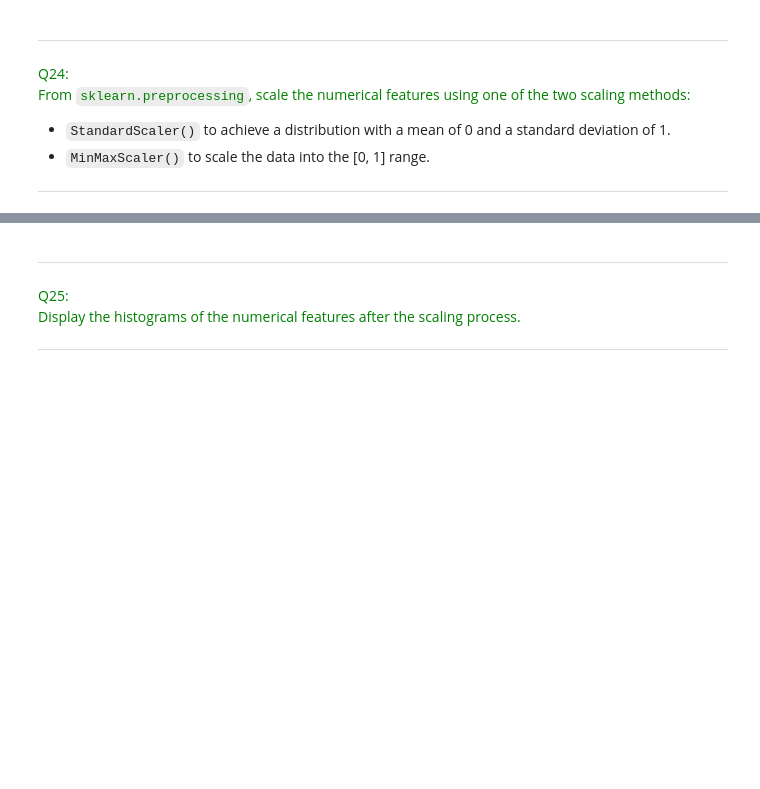
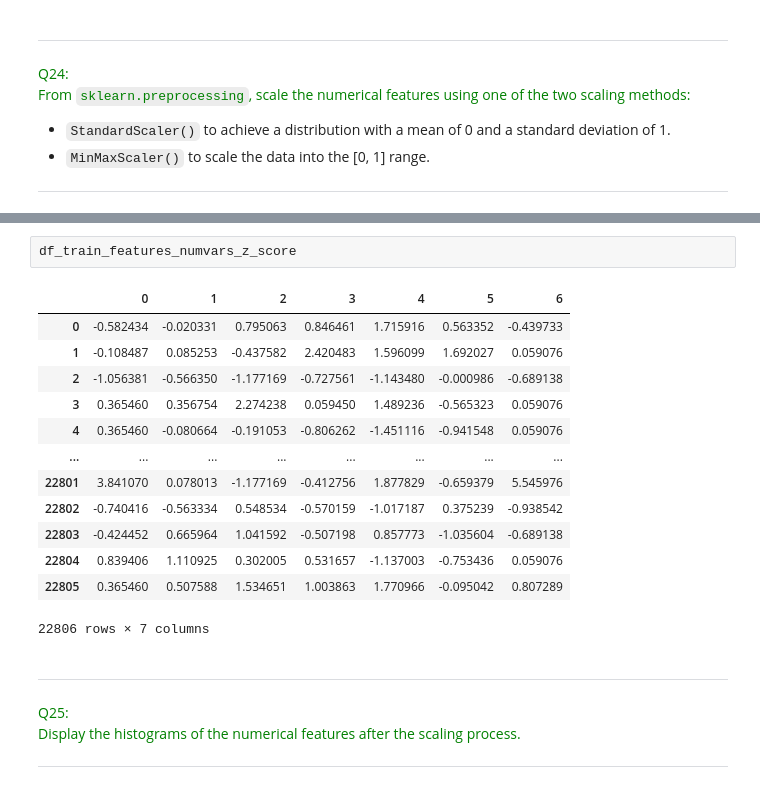
Before and after one commit to shmiiing/machine_learning, a Jupyter notebook: Programming_Sessions/Programming_Session_2/Programming_Session_2.ipynb, the cells around one changed output, grey strips where cells are left out. Cells and saved outputs as stored; diff of their text form; blank space fills up the shorter version.

```diff
--- a/Programming_Sessions/Programming_Session_2/Programming_Session_2.ipynb
+++ b/Programming_Sessions/Programming_Session_2/Programming_Session_2.ipynb
@@ -621,3 +626,19 @@ From `sklearn.preprocessing`, scale the numerical features using one of the two
+# %%
+df_train_features_numvars_z_score
+# %% [output]
+|  | 0 | 1 | 2 | 3 | 4 | 5 | 6 |
+| 0 | -0.582434 | -0.020331 | 0.795063 | 0.846461 | 1.715916 | 0.563352 | -0.439733 |
+| 1 | -0.108487 | 0.085253 | -0.437582 | 2.420483 | 1.596099 | 1.692027 | 0.059076 |
+| 2 | -1.056381 | -0.566350 | -1.177169 | -0.727561 | -1.143480 | -0.000986 | -0.689138 |
+| 3 | 0.365460 | 0.356754 | 2.274238 | 0.059450 | 1.489236 | -0.565323 | 0.059076 |
+| 4 | 0.365460 | -0.080664 | -0.191053 | -0.806262 | -1.451116 | -0.941548 | 0.059076 |
+| ... | ... | ... | ... | ... | ... | ... | ... |
+| 22801 | 3.841070 | 0.078013 | -1.177169 | -0.412756 | 1.877829 | -0.659379 | 5.545976 |
+| 22802 | -0.740416 | -0.563334 | 0.548534 | -0.570159 | -1.017187 | 0.375239 | -0.938542 |
+| 22803 | -0.424452 | 0.665964 | 1.041592 | -0.507198 | 0.857773 | -1.035604 | -0.689138 |
+| 22804 | 0.839406 | 1.110925 | 0.302005 | 0.531657 | -1.137003 | -0.753436 | 0.059076 |
+| 22805 | 0.365460 | 0.507588 | 1.534651 | 1.003863 | 1.770966 | -0.095042 | 0.807289 |
+22806 rows × 7 columns
 # %% [markdown]
 ---
 <font color=green>Q25:</font>
```
Also changed, not shown: parts of 7 cells of this notebook.
